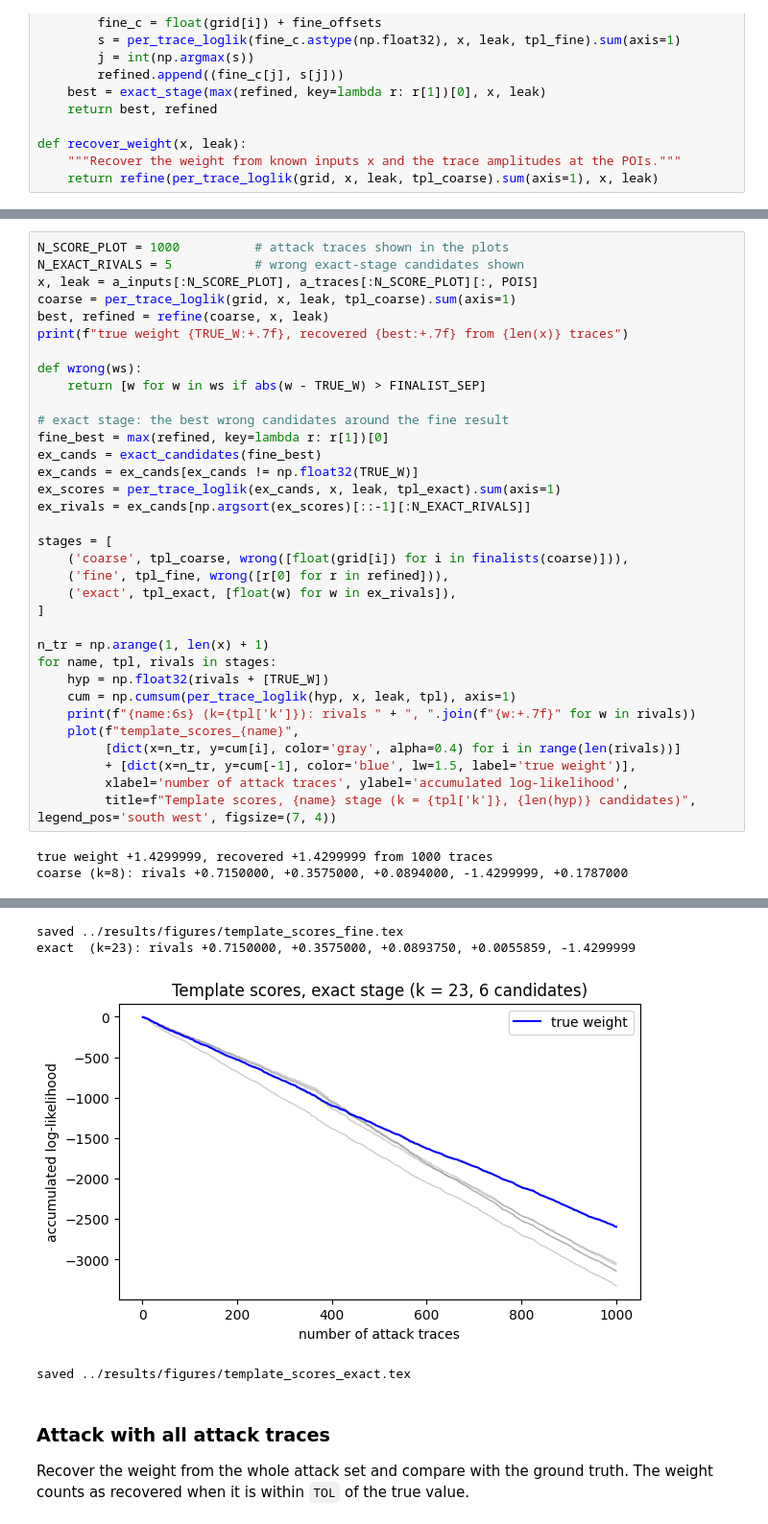
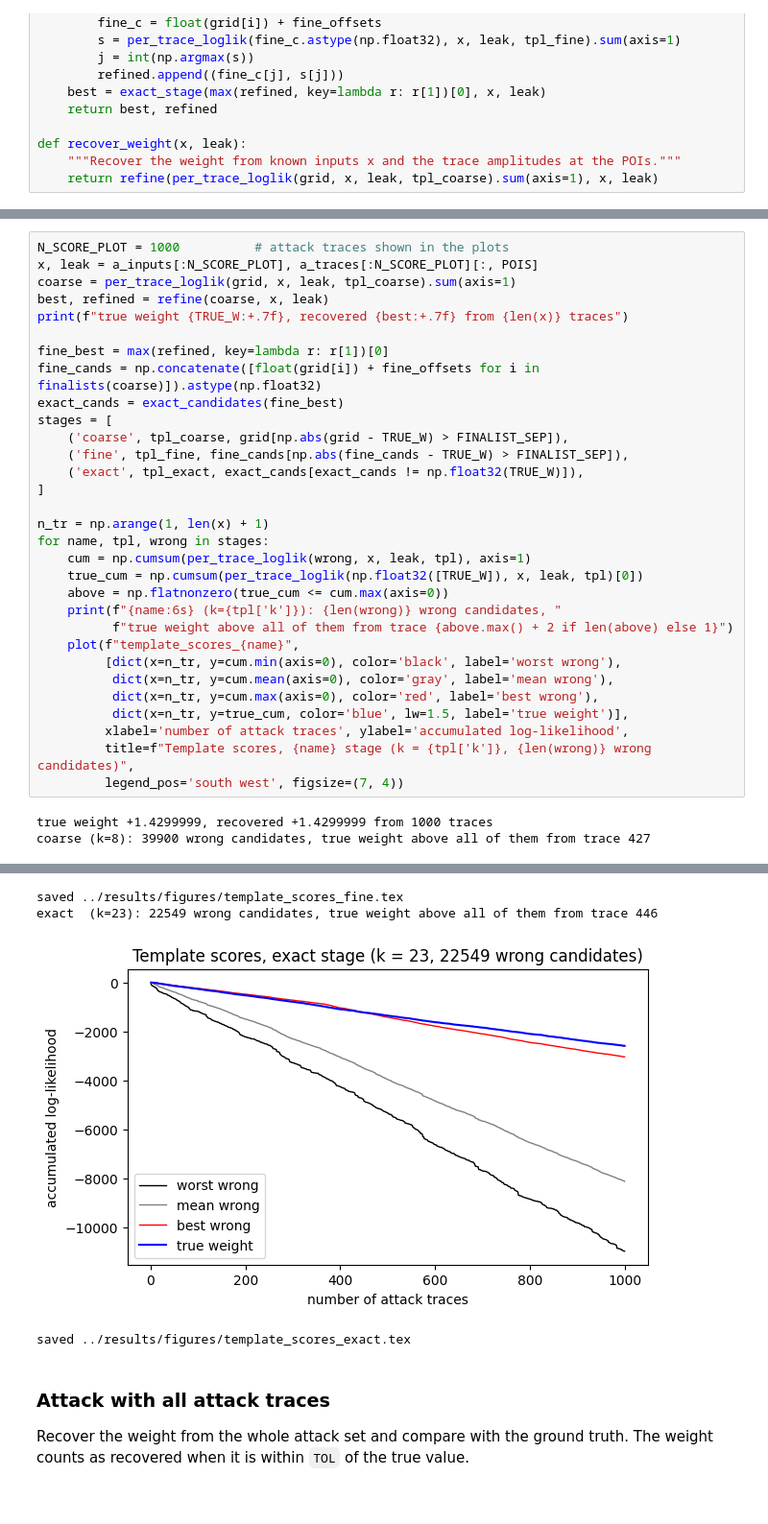
Before and after one commit to LubimPiskoty/CPA-of-NN-Weight-Parameters, a Jupyter notebook: analysis/TemplateDPA.ipynb, the cells around one changed output, grey strips where cells are left out. Shown at 96% size. Drawn from its saved outputs; the diff is of its cells as text.

Commit message:
Changed template score graph

```diff
--- a/analysis/TemplateDPA.ipynb
+++ b/analysis/TemplateDPA.ipynb
@@ -388,37 +392,34 @@ not drawn as a grey line.
 # %%
 N_SCORE_PLOT = 1000          # attack traces shown in the plots
-N_EXACT_RIVALS = 5           # wrong exact-stage candidates shown
 x, leak = a_inputs[:N_SCORE_PLOT], a_traces[:N_SCORE_PLOT][:, POIS]
 coarse = per_trace_loglik(grid, x, leak, tpl_coarse).sum(axis=1)
 best, refined = refine(coarse, x, leak)
 print(f"true weight {TRUE_W:+.7f}, recovered {best:+.7f} from {len(x)} traces")
 
-def wrong(ws):
-    return [w for w in ws if abs(w - TRUE_W) > FINALIST_SEP]
-
-# exact stage: the best wrong candidates around the fine result
 fine_best = max(refined, key=lambda r: r[1])[0]
-ex_cands = exact_candidates(fine_best)
-ex_cands = ex_cands[ex_cands != np.float32(TRUE_W)]
-ex_scores = per_trace_loglik(ex_cands, x, leak, tpl_exact).sum(axis=1)
-ex_rivals = ex_cands[np.argsort(ex_scores)[::-1][:N_EXACT_RIVALS]]
-
+fine_cands = np.concatenate([float(grid[i]) + fine_offsets for i in finalists(coarse)]).astype(np.float32)
+exact_cands = exact_candidates(fine_best)
 stages = [
-    ('coarse', tpl_coarse, wrong([float(grid[i]) for i in finalists(coarse)])),
-    ('fine', tpl_fine, wrong([r[0] for r in refined])),
-    ('exact', tpl_exact, [float(w) for w in ex_rivals]),
+    ('coarse', tpl_coarse, grid[np.abs(grid - TRUE_W) > FINALIST_SEP]),
+    ('fine', tpl_fine, fine_cands[np.abs(fine_cands - TRUE_W) > FINALIST_SEP]),
+    ('exact', tpl_exact, exact_cands[exact_cands != np.float32(TRUE_W)]),
 ]
 
 n_tr = np.arange(1, len(x) + 1)
-for name, tpl, rivals in stages:
-    hyp = np.float32(rivals + [TRUE_W])
-    cum = np.cumsum(per_trace_loglik(hyp, x, leak, tpl), axis=1)
-    print(f"{name:6s} (k={tpl['k']}): rivals " + ", ".join(f"{w:+.7f}" for w in rivals))
+for name, tpl, wrong in stages:
+    cum = np.cumsum(per_trace_loglik(wrong, x, leak, tpl), axis=1)
+    true_cum = np.cumsum(per_trace_loglik(np.float32([TRUE_W]), x, leak, tpl)[0])
+    above = np.flatnonzero(true_cum <= cum.max(axis=0))
+    print(f"{name:6s} (k={tpl['k']}): {len(wrong)} wrong candidates, "
+          f"true weight above all of them from trace {above.max() + 2 if len(above) else 1}")
     plot(f"template_scores_{name}",
-         [dict(x=n_tr, y=cum[i], color='gray', alpha=0.4) for i in range(len(rivals))]
-         + [dict(x=n_tr, y=cum[-1], color='blue', lw=1.5, label='true weight')],
+         [dict(x=n_tr, y=cum.min(axis=0), color='black', label='worst wrong'),
+          dict(x=n_tr, y=cum.mean(axis=0), color='gray', label='mean wrong'),
+          dict(x=n_tr, y=cum.max(axis=0), color='red', label='best wrong'),
+          dict(x=n_tr, y=true_cum, color='blue', lw=1.5, label='true weight')],
          xlabel='number of attack traces', ylabel='accumulated log-likelihood',
-         title=f"Template scores, {name} stage (k = {tpl['k']}, {len(hyp)} candidates)", legend_pos='south west', figsize=(7, 4))
+         title=f"Template scores, {name} stage (k = {tpl['k']}, {len(wrong)} wrong candidates)",
+         legend_pos='south west', figsize=(7, 4))
 # %% [output]
 true weight +1.4299999, recovered +1.4299999 from 1000 traces
-coarse (k=8): rivals +0.7150000, +0.3575000, +0.0894000, -1.4299999, +0.1787000
+coarse (k=8): 39900 wrong candidates, true weight above all of them from trace 427
@@ -429,6 +430,6 @@ fine   (k=14): rivals +0.7149990, +0.3575000, +0.0893750, -1.4299969, +0.1787500
 saved ../results/figures/template_scores_fine.tex
-exact  (k=23): rivals +0.7150000, +0.3575000, +0.0893750, +0.0055859, -1.4299999
+exact  (k=23): 22549 wrong candidates, true weight above all of them from trace 446
-[figure, old version]
+[figure, new version]
 saved ../results/figures/template_scores_exact.tex
 # %% [markdown]
 ### Attack with all attack traces
```
Also changed, not shown: parts of 2 cells of this notebook, 3 other files.
